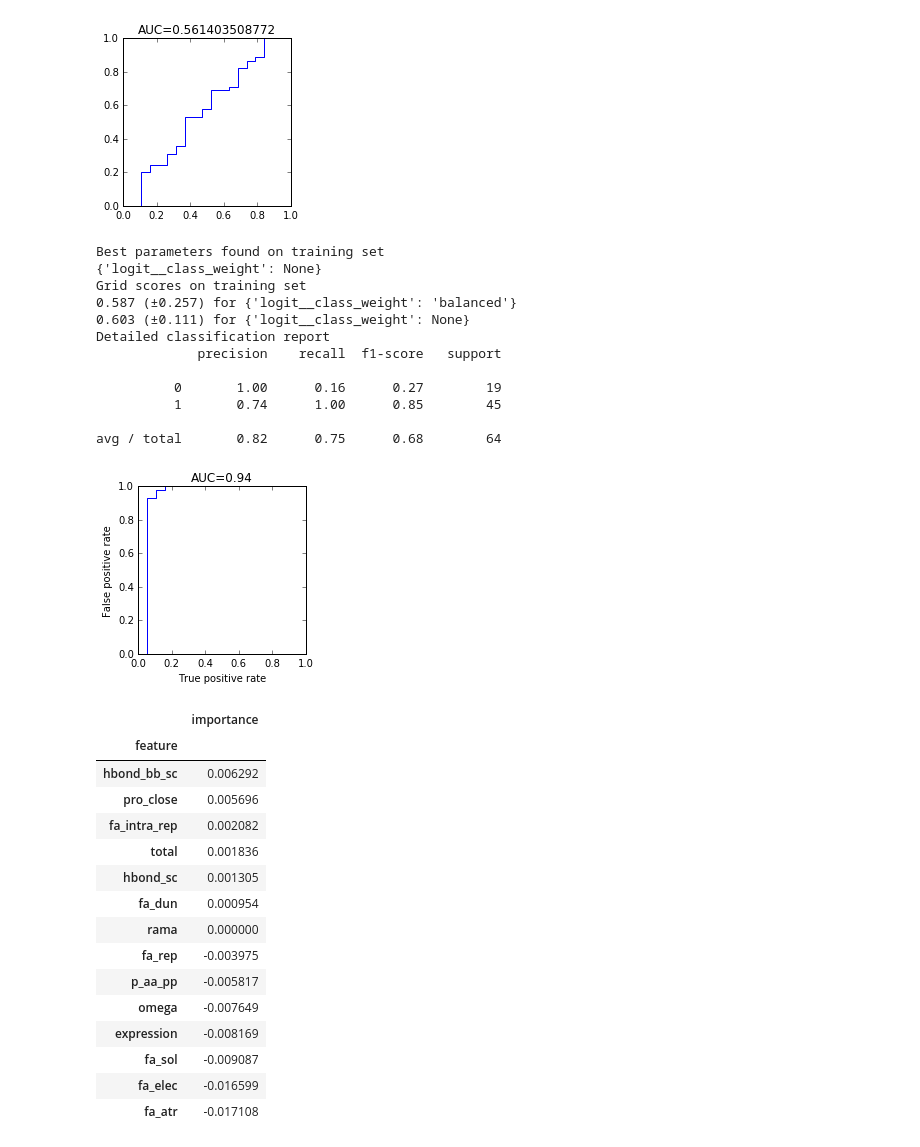
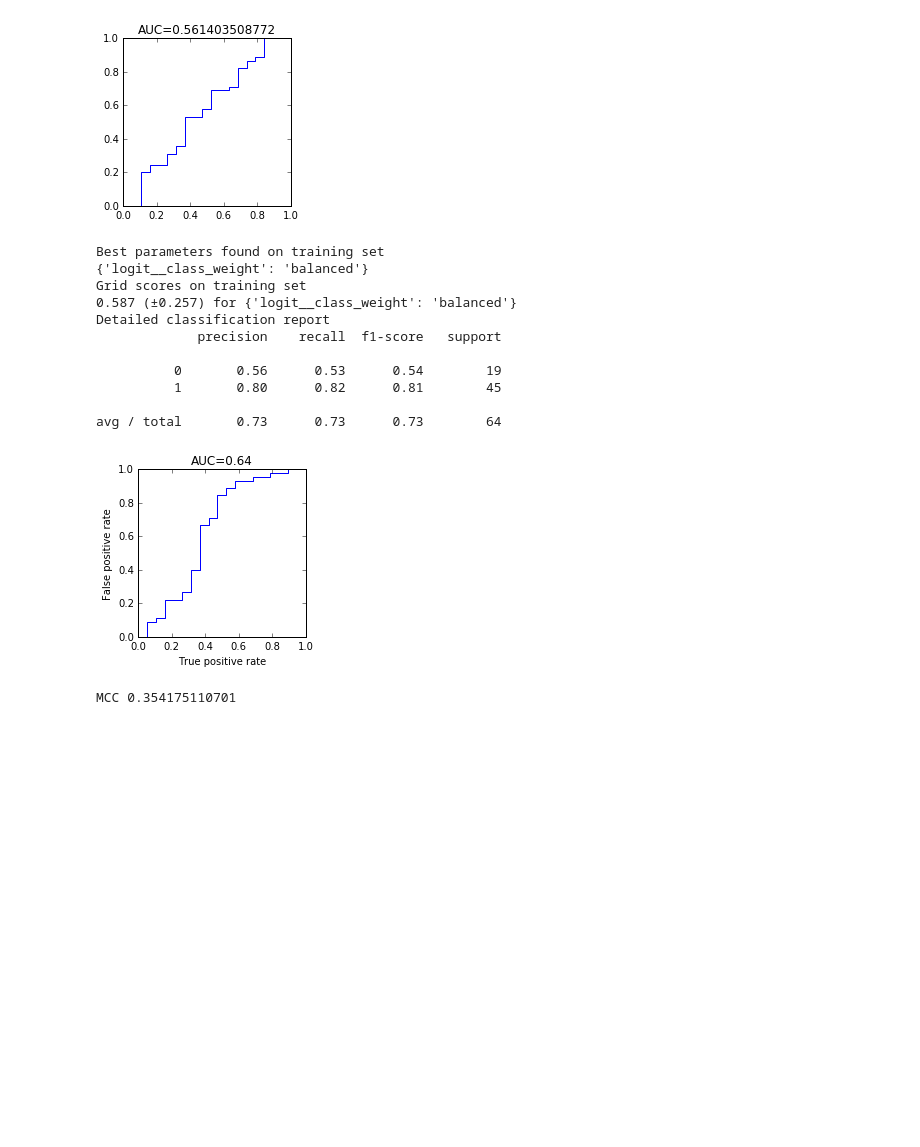
Before and after one commit to dacarlin/bagel-benchmark, a Jupyter notebook: machine_learning/expression_ddg_monomer.ipynb, the cells around one changed output. Cells and saved outputs as stored; diff of their text form; code cells hidden in the pictures; blank space fills up the shorter version.

```diff
--- a/machine_learning/expression_ddg_monomer.ipynb
+++ b/machine_learning/expression_ddg_monomer.ipynb
@@ -382,7 +384,7 @@ avg / total       0.65      0.69      0.66        64
 # Set the parameters by cross-validation
 param_grid = [
     {
-        'logit__class_weight': [ 'balanced', None ],
+        'logit__class_weight': [ 'balanced' ],
     },
 ]
 
@@ -401,54 +403,41 @@ for params, mean_score, scores in clf.grid_scores_:
     print("%0.3f (±%0.03f) for %r" % (mean_score, scores.std() * 2, params))
 
 print("Detailed classification report")
 y_true, y_pred = y_test, clf.predict(X_test)
 print(classification_report(y_true, y_pred))
 
-y_desc = clf.predict_proba( X_test )
+#y_desc = clf.predict_proba( X_test )
 # gives a pair p(0), p(1) where p is probability and [0,1] are class labels
 # sum to 1
-y_prob = [ i[j] for i, j in zip( y_desc, y_true ) ] # the probability for the given class label
+#y_prob = [ i[j] for i, j in zip( y_desc, y_true ) ] # the probability for the given class label
+y_prob = clf.decision_function( X_test )
 
 tpr, fpr, __ = roc_curve( y_true, y_prob )
 my_auc = roc_auc_score( y_true, y_prob )
 plt.figure( figsize=( 3,3 ) )
 plt.plot( tpr, fpr )
 plt.xlabel( 'True positive rate' )
 plt.ylabel( 'False positive rate' )
 plt.title( 'AUC={0:.2f}'.format( my_auc ) )
 plt.show()
 
 feat_import = clf.best_estimator_.named_steps['logit'].coef_[0]
 w = pandas.DataFrame( zip( df.columns[:-1], feat_import ), columns=['feature','importance'] )
 w.set_index( 'feature', inplace=True )
 w.sort_values( by='importance', ascending=False )
+
+print 'MCC=', matthews_corrcoef( y_true, y_pred )
 # %% [output]
 Best parameters found on training set
-{'logit__class_weight': None}
+{'logit__class_weight': 'balanced'}
 Grid scores on training set
 0.587 (±0.257) for {'logit__class_weight': 'balanced'}
-0.603 (±0.111) for {'logit__class_weight': None}
 Detailed classification report
              precision    recall  f1-score   support
 
-          0       1.00      0.16      0.27        19
-          1       0.74      1.00      0.85        45
+          0       0.56      0.53      0.54        19
+          1       0.80      0.82      0.81        45
 
-avg / total       0.82      0.75      0.68        64
+avg / total       0.73      0.73      0.73        64
-[figure, old version]
+[figure, new version]
-|  | importance |
-| feature |  |
-| hbond_bb_sc | 0.006292 |
-| pro_close | 0.005696 |
-| fa_intra_rep | 0.002082 |
-| total | 0.001836 |
-| hbond_sc | 0.001305 |
-| fa_dun | 0.000954 |
-| rama | 0.000000 |
-| fa_rep | -0.003975 |
-| p_aa_pp | -0.005817 |
-| omega | -0.007649 |
-| expression | -0.008169 |
-| fa_sol | -0.009087 |
-| fa_elec | -0.016599 |
-| fa_atr | -0.017108 |
+MCC 0.354175110701
```
Also changed, not shown: parts of 2 cells of this notebook, 47 other files.
